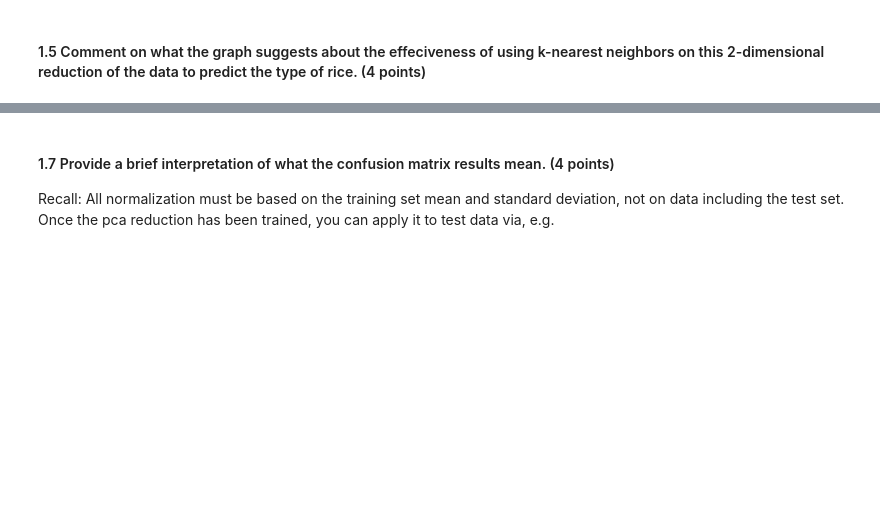
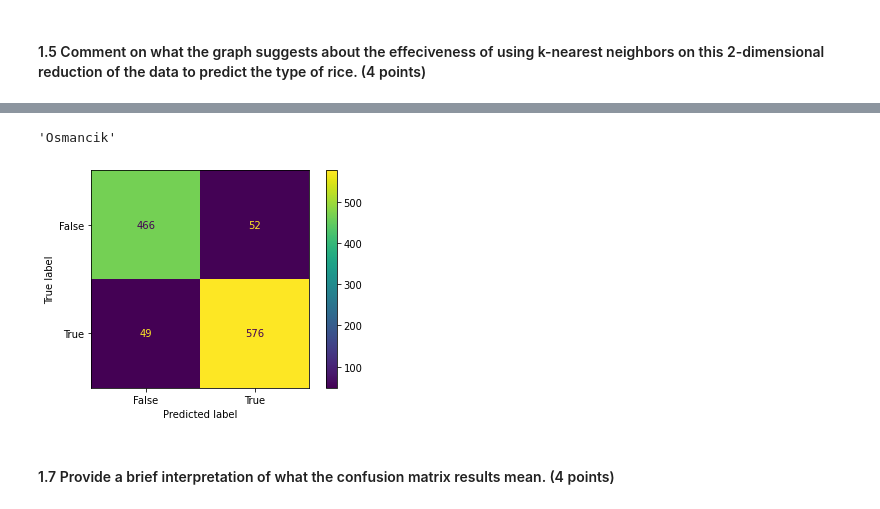
Before and after one commit to xyqiuchloe/BIS-634-Homework-XinyueQiu, a Jupyter notebook: homework5/assignment5.ipynb, the cells around one changed output, grey strips where cells are left out. Drawn from its saved outputs; the diff is of its cells as text; code cells hidden in the pictures; blank space fills up the shorter version.

```diff
--- a/homework5/assignment5.ipynb
+++ b/homework5/assignment5.ipynb
@@ -175,3 +204,24 @@ QuadTree(df_zip)
+# %%
+train_set = pd.DataFrame({"x": train_data_reduced[:, 0], "y": train_data_reduced[:, 1], "Class": train_data["Class"]})
+train_set = train_set.values.tolist()
+test_set = pd.DataFrame({"x": test_data_reduced[:, 0], "y": test_data_reduced[:, 1], "Class": test_data["Class"]})
+test_set = test_set.values.tolist()
+# %%
+knn_fit = knn(train_set)
+# %%
+knn_fit.classify(1,2,3)
+# %% [output]
+'Osmancik'
+# %%
+actual = test_data["Class"]
+# %%
+predicted = knn_fit.predict(data=test_set,k=5)
+# %%
+confusion_matrix = metrics.confusion_matrix(actual, predicted)
+cm_display = metrics.ConfusionMatrixDisplay(confusion_matrix = confusion_matrix, display_labels = [False, True])
+cm_display.plot()
+plt.show()
+# %% [output]
+[figure, added]
 # %% [markdown]
 #### 1.7 Provide a brief interpretation of what the confusion matrix results mean. (4 points)
-Recall: All normalization must be based on the training set mean and standard deviation, not on data including the test set. Once the pca reduction has been trained, you can apply it to test data via, e.g.
```
Also changed, not shown: parts of 22 cells of this notebook.
